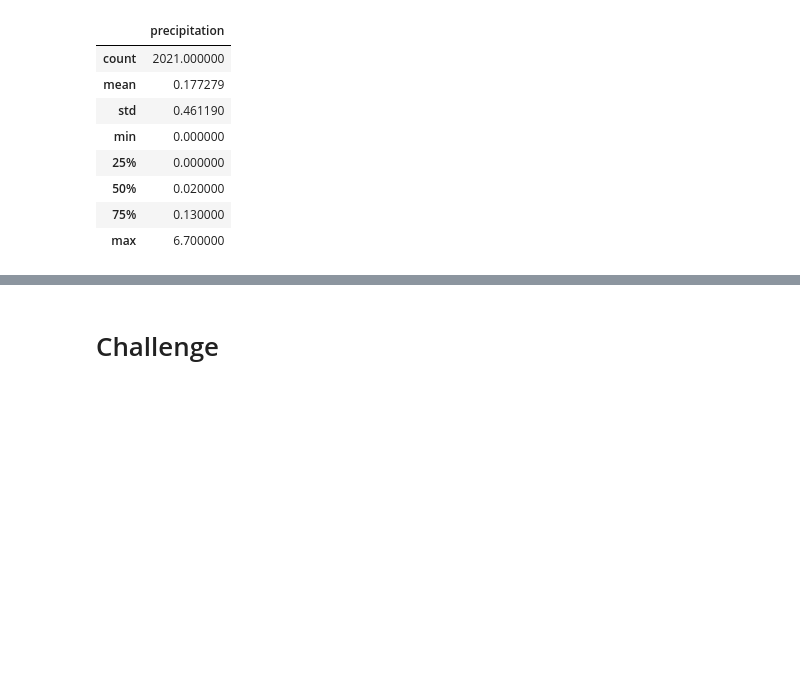
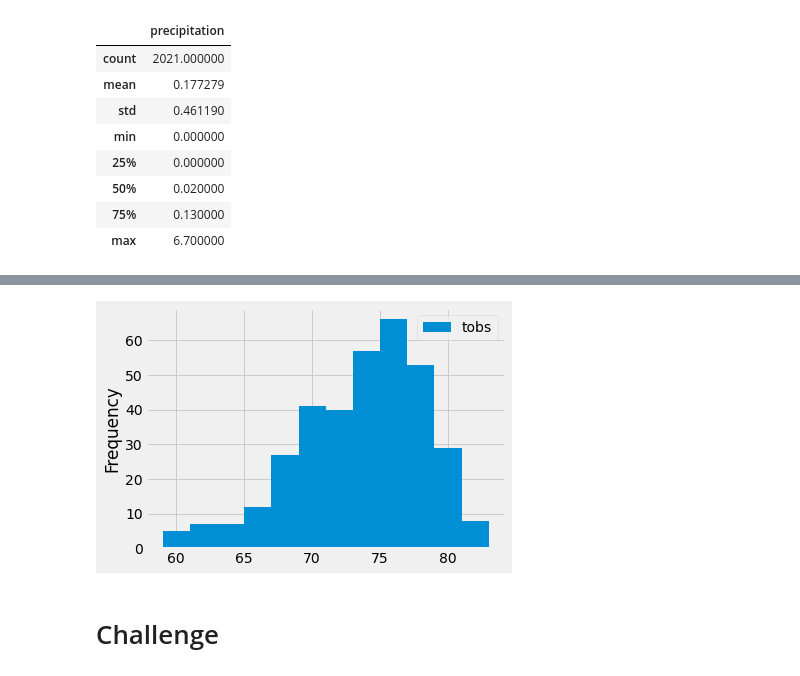
Before and after one commit to krishnakalisarkar/Surfs_up, a Jupyter notebook: climate_analysis.ipynb, the cells around one changed output, grey strips where cells are left out. Saved outputs shown, nothing was run; the diff lists cells and outputs as text; code cells hidden in the pictures; blank space fills up the shorter version.

```diff
--- a/climate_analysis.ipynb
+++ b/climate_analysis.ipynb
@@ -85,3 +105,11 @@ df.describe()
 # %%
+# 9.3.4 Plot the Highest Number Of Observations
 # Choose the station with the highest number of temperature observations.
 # Query the last 12 months of temperature observation data for this station and plot the results as a histogram
+
+results = session.query(Measurement.tobs).\
+filter(Measurement.station == 'USC00519281').\
+filter(Measurement.date >= prev_year).all()
+#print(results)
+df = pd.DataFrame(results, columns = ["tobs"])
+df
@@ -88,3 +130,8 @@ df.describe()
+# %%
+df.plot.hist(bins= 12)
+plt.tight_layout()
+# %% [output]
+[figure, added]
 # %%
 # Write a function called `calc_temps` that will accept start date and end date in the format '%Y-%m-%d'
 # and return the minimum, average, and maximum temperatures for that range of dates
```
Also changed, not shown: parts of 4 cells of this notebook.
